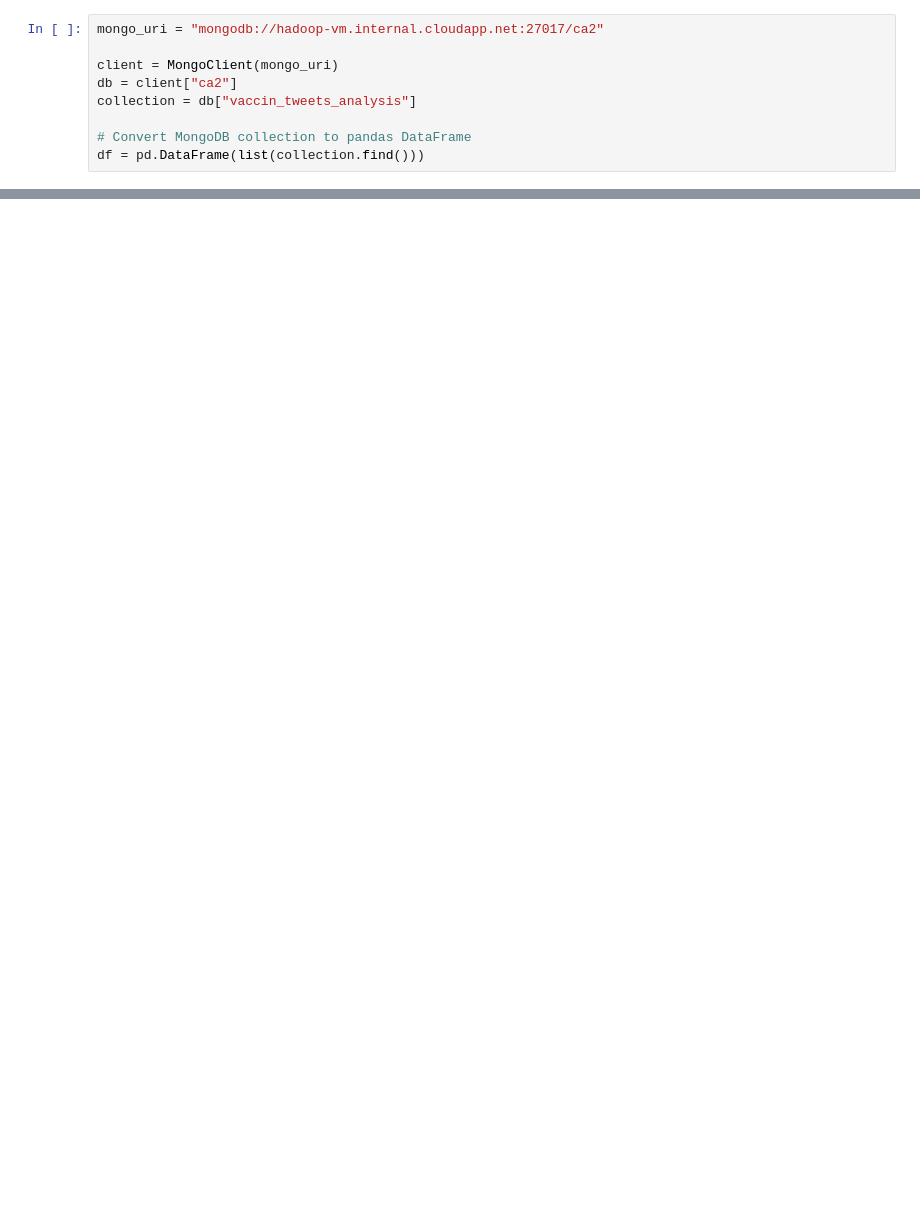
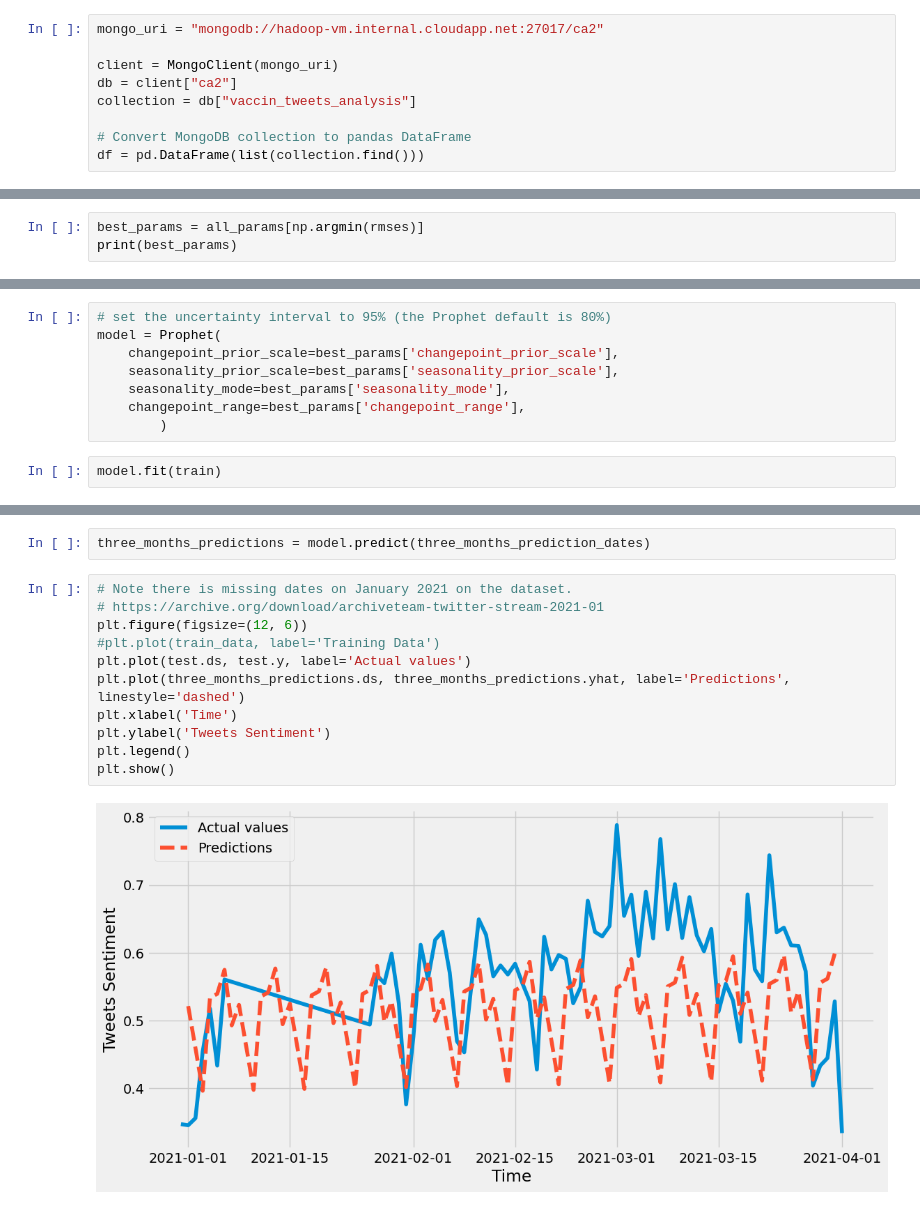
Before and after one commit to sbs22021/ca2-twitter, a Jupyter notebook: notebooks/10_Profect_Time_Series_Analisys.ipynb, the cells around one changed output, grey strips where cells are left out. Saved outputs shown, nothing was run; the diff lists cells and outputs as text; blank space fills up the shorter version.

```diff
--- a/notebooks/10_Profect_Time_Series_Analisys.ipynb
+++ b/notebooks/10_Profect_Time_Series_Analisys.ipynb
@@ -43,0 +164,3 @@ NameError: name 'Prophet' is not defined
+# %%
+best_params = all_params[np.argmin(rmses)]
+print(best_params)
@@ -43,0 +169,10 @@ NameError: name 'Prophet' is not defined
+# %%
+# set the uncertainty interval to 95% (the Prophet default is 80%)
+model = Prophet(
+    changepoint_prior_scale=best_params['changepoint_prior_scale'],
+    seasonality_prior_scale=best_params['seasonality_prior_scale'],
+    seasonality_mode=best_params['seasonality_mode'],
+    changepoint_range=best_params['changepoint_range'],
+        )
+# %%
+model.fit(train)
@@ -43,0 +183,15 @@ NameError: name 'Prophet' is not defined
+# %%
+three_months_predictions = model.predict(three_months_prediction_dates)
+# %%
+# Note there is missing dates on January 2021 on the dataset.
+# https://archive.org/download/archiveteam-twitter-stream-2021-01
+plt.figure(figsize=(12, 6))
+#plt.plot(train_data, label='Training Data')
+plt.plot(test.ds, test.y, label='Actual values')
+plt.plot(three_months_predictions.ds, three_months_predictions.yhat, label='Predictions', linestyle='dashed')
+plt.xlabel('Time')
+plt.ylabel('Tweets Sentiment')
+plt.legend()
+plt.show()
+# %% [output]
+[figure, added]
```
Also changed, not shown: parts of 21 cells of this notebook, 4 other files.
